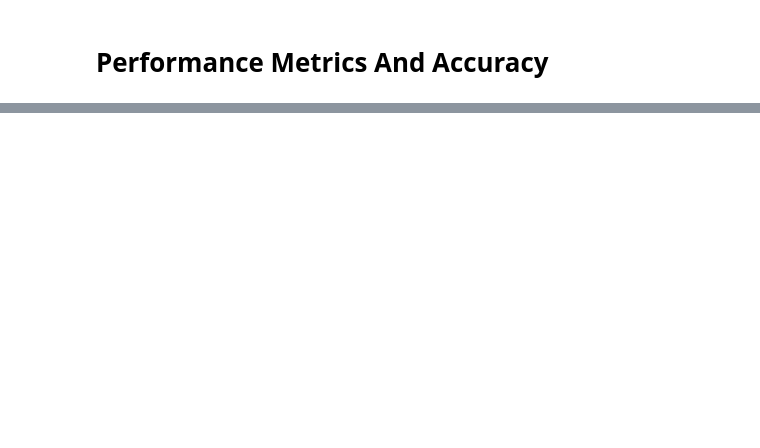
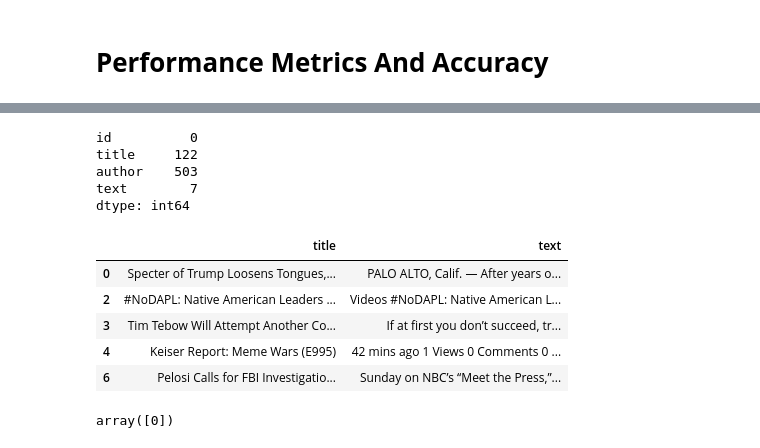
Before and after one commit to stushar12/Fake-News-Detection, a Jupyter notebook: Fake_news_detection.ipynb, the cells around one changed output, grey strips where cells are left out. Saved outputs shown, nothing was run; the diff lists cells and outputs as text; code cells hidden in the pictures; blank space fills up the shorter version.

```diff
--- a/Fake_news_detection.ipynb
+++ b/Fake_news_detection.ipynb
@@ -252,0 +346,23 @@ plt.show()
+# %%
+valid_dataset.isna().sum()
+# %% [output]
+id          0
+title     122
+author    503
+text        7
+dtype: int64
+# %%
+valid_dataset.dropna(inplace=True)
+# %%
+testing=valid_dataset.copy()
+# %%
+testing.drop(columns=["id","author"],axis=1,inplace=True)
+# %%
+testing.head()
+# %% [output]
+|  | title | text |
+| 0 | Specter of Trump Loosens Tongues,... | PALO ALTO, Calif. — After years o... |
+| 2 | #NoDAPL: Native American Leaders ... | Videos #NoDAPL: Native American L... |
+| 3 | Tim Tebow Will Attempt Another Co... | If at first you don’t succeed, tr... |
+| 4 | Keiser Report: Meme Wars (E995) | 42 mins ago 1 Views 0 Comments 0 ... |
+| 6 | Pelosi Calls for FBI Investigatio... | Sunday on NBC’s “Meet the Press,”... |
@@ -252,0 +371,4 @@ plt.show()
+# %%
+preprocess(id_20800)
+# %% [output]
+array([0])
```
Also changed, not shown: parts of 22 cells of this notebook.
